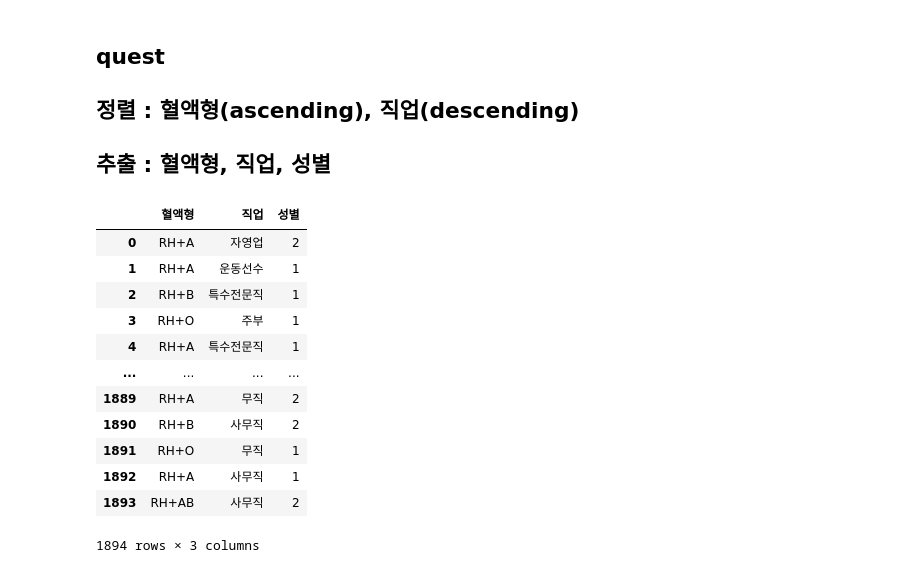
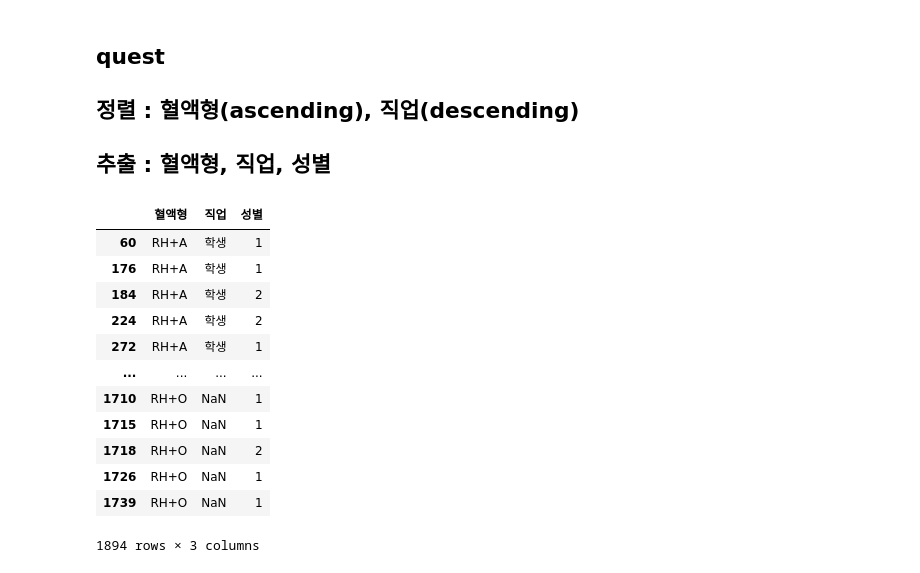
Before and after one commit to lee000403/study_data_analytics, a Jupyter notebook: codes/DDA/RecurrenceOfSurgery_DDA.ipynb, the cells around one changed output. Drawn from its saved outputs; the diff is of its cells as text; code cells hidden in the pictures.

```diff
--- a/codes/DDA/RecurrenceOfSurgery_DDA.ipynb
+++ b/codes/DDA/RecurrenceOfSurgery_DDA.ipynb
@@ -178,19 +178,19 @@ df_ROS_forpatient.sort_values(by=['신장', '체중'], ignore_index=True, ascend
 ## 정렬 : 혈액형(ascending), 직업(descending)
 ## 추출 : 혈액형, 직업, 성별
 # %%
-df_ROS_bl = df_ROS[['혈액형', '직업', '성별']]
+df_ROS_bl = df_ROS[['혈액형', '직업', '성별']].sort_values(by=['혈액형', '직업'], ascending=[True, False])
 df_ROS_bl
 # %% [output]
 |  | 혈액형 | 직업 | 성별 |
-| 0 | RH+A | 자영업 | 2 |
-| 1 | RH+A | 운동선수 | 1 |
-| 2 | RH+B | 특수전문직 | 1 |
-| 3 | RH+O | 주부 | 1 |
-| 4 | RH+A | 특수전문직 | 1 |
+| 60 | RH+A | 학생 | 1 |
+| 176 | RH+A | 학생 | 1 |
+| 184 | RH+A | 학생 | 2 |
+| 224 | RH+A | 학생 | 2 |
+| 272 | RH+A | 학생 | 1 |
 | ... | ... | ... | ... |
-| 1889 | RH+A | 무직 | 2 |
-| 1890 | RH+B | 사무직 | 2 |
-| 1891 | RH+O | 무직 | 1 |
-| 1892 | RH+A | 사무직 | 1 |
-| 1893 | RH+AB | 사무직 | 2 |
+| 1710 | RH+O | NaN | 1 |
+| 1715 | RH+O | NaN | 1 |
+| 1718 | RH+O | NaN | 2 |
+| 1726 | RH+O | NaN | 1 |
+| 1739 | RH+O | NaN | 1 |
 1894 rows × 3 columns
```
